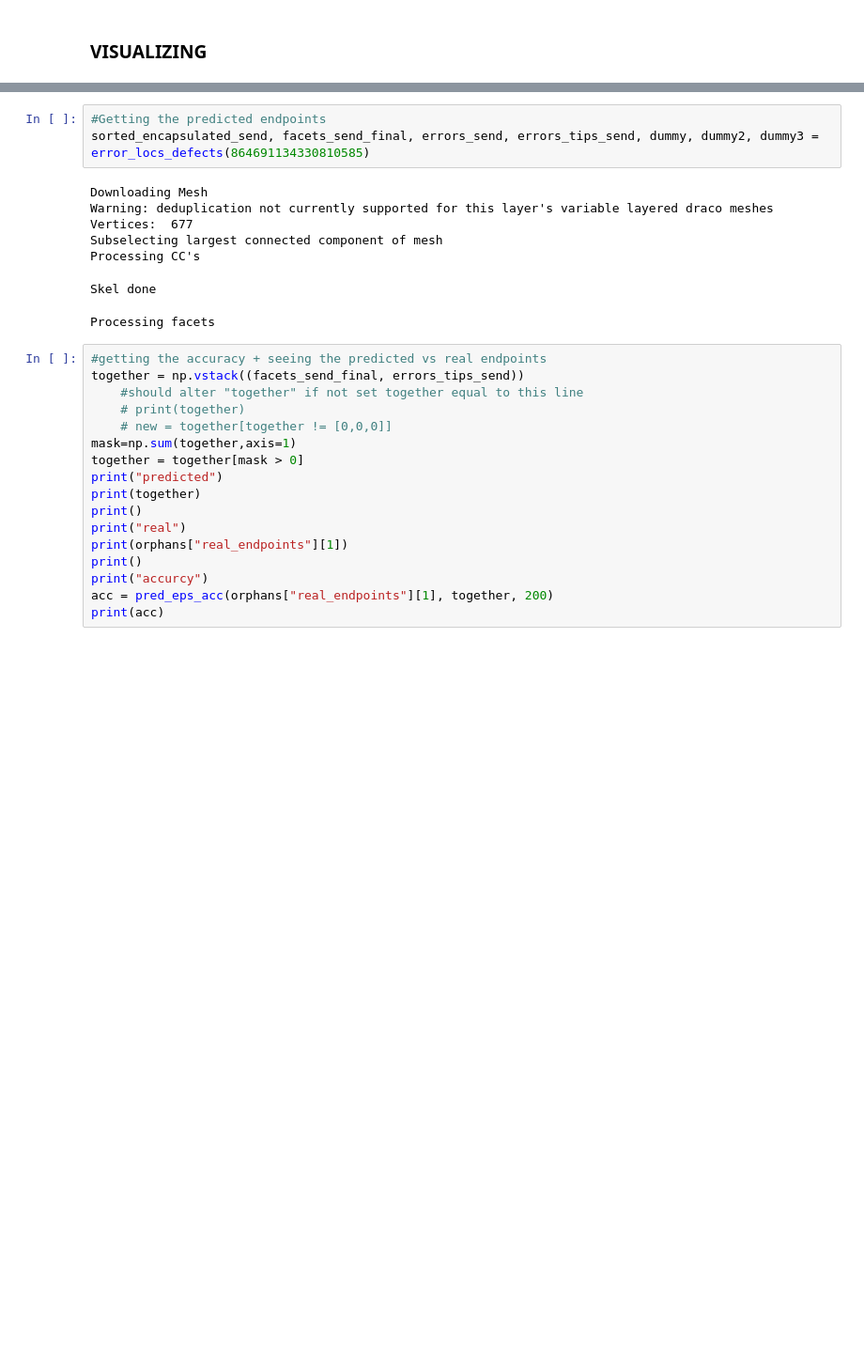
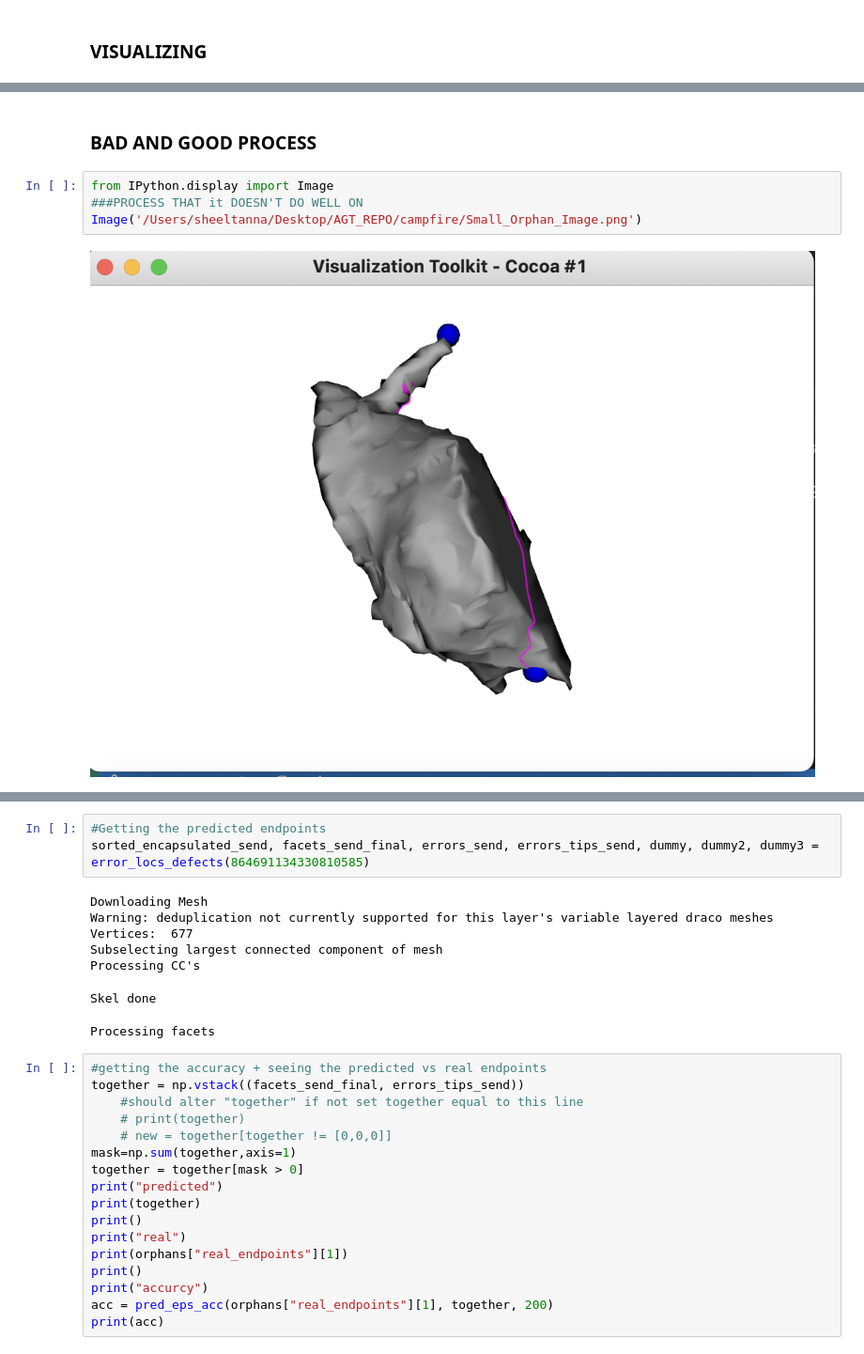
Before and after one commit to aplbrain/campfire, a Jupyter notebook: Tip_Finder_2023.ipynb, the cells around one changed output, grey strips where cells are left out. Shown: that part at 94% size. Saved outputs shown, nothing was run; the diff lists cells and outputs as text; blank space fills up the shorter version.

Commit message:
updated visualizer and included images of good and bad examples with tip finder

```diff
--- a/Tip_Finder_2023.ipynb
+++ b/Tip_Finder_2023.ipynb
@@ -779,0 +800,8 @@ finalizing..
+# %% [markdown]
+### BAD AND GOOD PROCESS
+# %%
+from IPython.display import Image
+###PROCESS THAT it DOESN'T DO WELL ON
+Image('/Users/sheeltanna/Desktop/AGT_REPO/campfire/Small_Orphan_Image.png')
+# %% [output]
+[figure, added]
```
Also changed, not shown: parts of 10 cells of this notebook, 3 other files.
